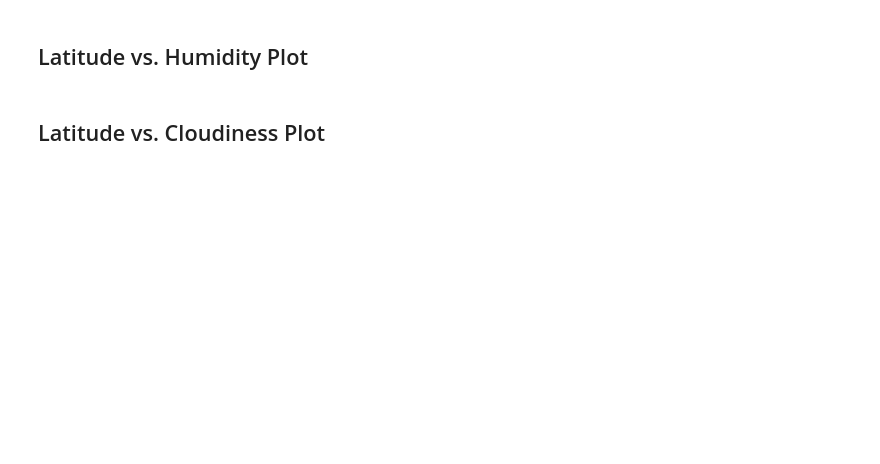
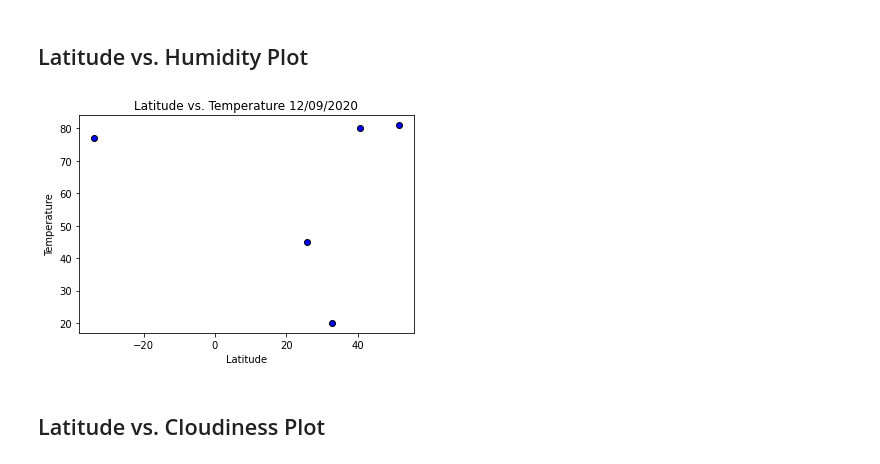
Before and after one commit to AliciaAPerez/Weather_Analysis_with_Python-_and_API_Requets, a Jupyter notebook: Code/WeatherPy.ipynb, the cells around one changed output. Cells and saved outputs as stored; diff of their text form; code cells hidden in the pictures; blank space fills up the shorter version.

```diff
--- a/Code/WeatherPy.ipynb
+++ b/Code/WeatherPy.ipynb
@@ -148,4 +162,14 @@ Skip this step if there are no cities that have humidity > 100%.
 # %% [markdown]
 ## Latitude vs. Humidity Plot
+# %%
+x_axis = clean_city_data["Latitude"]
+y_axis = clean_city_data["Humidity"]
+plt.title("Latitude vs. Temperature 12/09/2020")
+plt.xlabel("Latitude")
+plt.ylabel("Temperature")
+plt.scatter(x_axis, y_axis, marker = "o", color = "blue", edgecolor = "black")
+plt.show()
+# %% [output]
+[figure, added]
 # %% [markdown]
 ## Latitude vs. Cloudiness Plot
```
Also changed, not shown: parts of 19 cells of this notebook, 1 other file.
